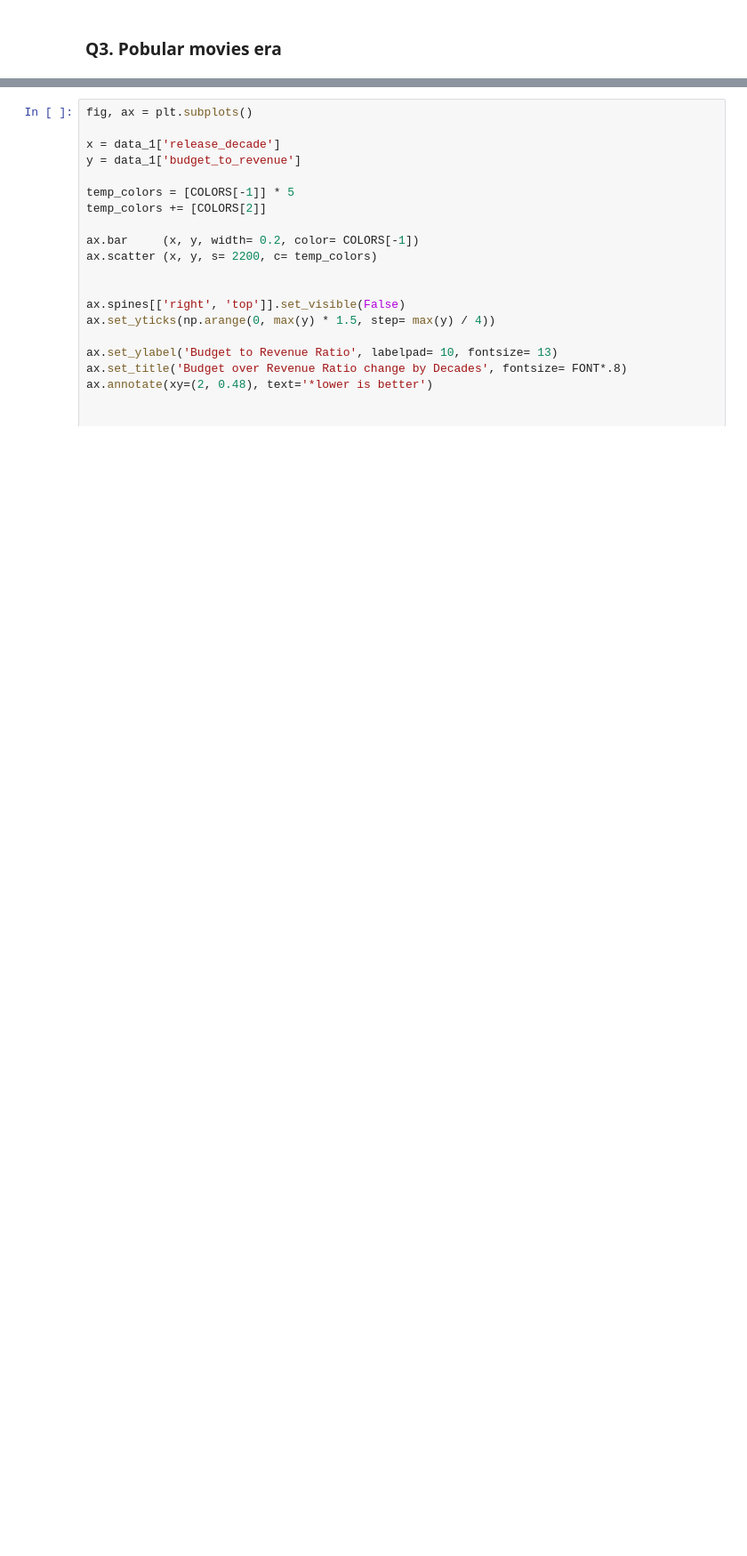
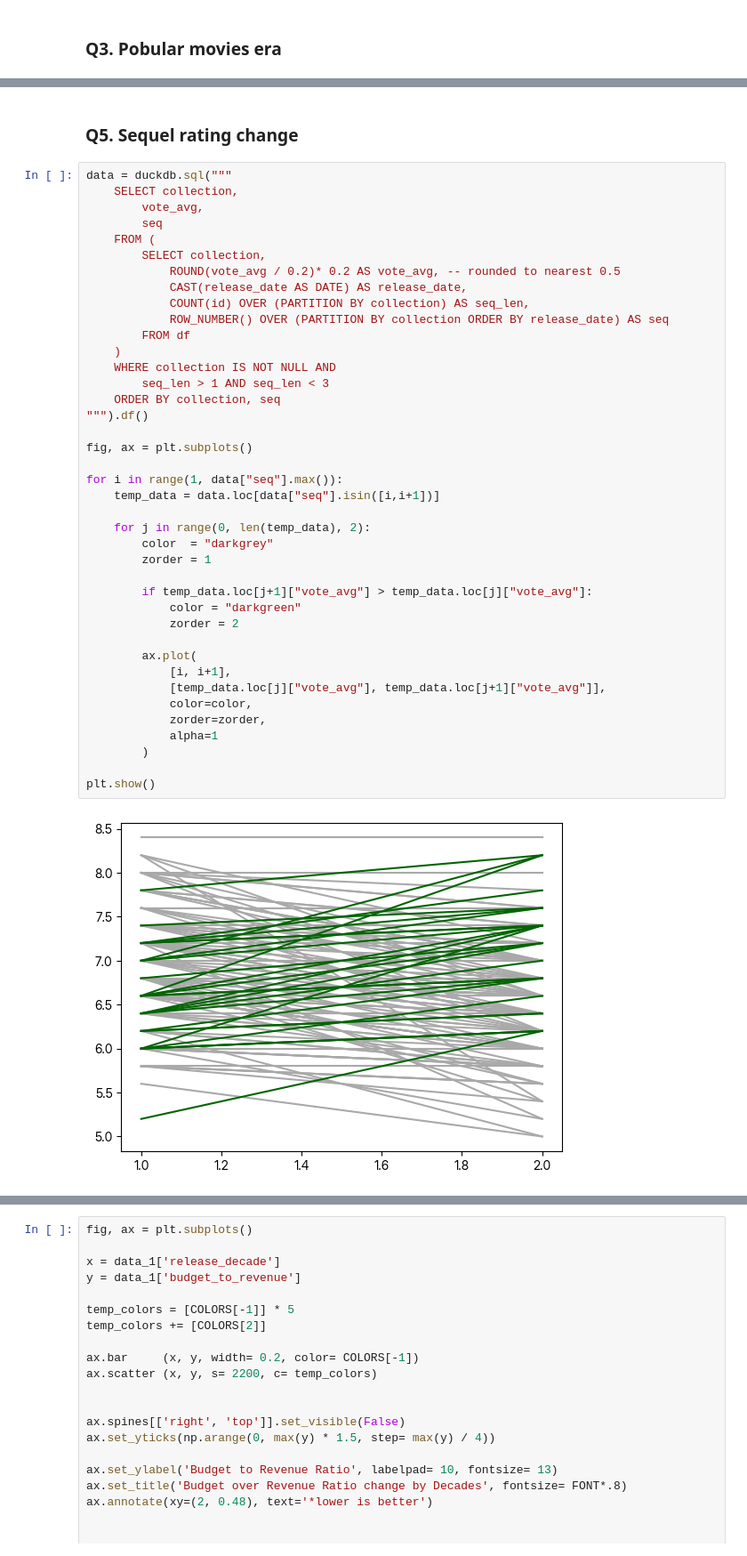
Before and after one commit to muabdalaleam/movies-analysis, a Jupyter notebook: notebooks/report.ipynb, the cells around one changed output, grey strips where cells are left out. Shown at 89% size. Drawn from its saved outputs; the diff is of its cells as text; blank space fills up the shorter version.

```diff
--- a/notebooks/report.ipynb
+++ b/notebooks/report.ipynb
@@ -277,0 +355,44 @@ data
+# %% [markdown]
+### **Q5**. Sequel rating change
+# %%
+data = duckdb.sql("""
+    SELECT collection,
+        vote_avg,
+        seq
+    FROM (
+        SELECT collection,
+            ROUND(vote_avg / 0.2)* 0.2 AS vote_avg, -- rounded to nearest 0.5
+            CAST(release_date AS DATE) AS release_date,
+            COUNT(id) OVER (PARTITION BY collection) AS seq_len,
+            ROW_NUMBER() OVER (PARTITION BY collection ORDER BY release_date) AS seq
+        FROM df
+    )
+    WHERE collection IS NOT NULL AND
+        seq_len > 1 AND seq_len < 3
+    ORDER BY collection, seq
+""").df()
+
+fig, ax = plt.subplots()
+
+for i in range(1, data["seq"].max()):
+    temp_data = data.loc[data["seq"].isin([i,i+1])]
+
+    for j in range(0, len(temp_data), 2):
+        color  = "darkgrey"
+        zorder = 1
+
+        if temp_data.loc[j+1]["vote_avg"] > temp_data.loc[j]["vote_avg"]:
+            color = "darkgreen"
+            zorder = 2
+
+        ax.plot(
+            [i, i+1],
+            [temp_data.loc[j]["vote_avg"], temp_data.loc[j+1]["vote_avg"]],
+            color=color,
+            zorder=zorder,
+            alpha=1
+        )
+
+plt.show()
+# %% [output]
+[figure, added]
```
Also changed, not shown: parts of 9 cells of this notebook.
